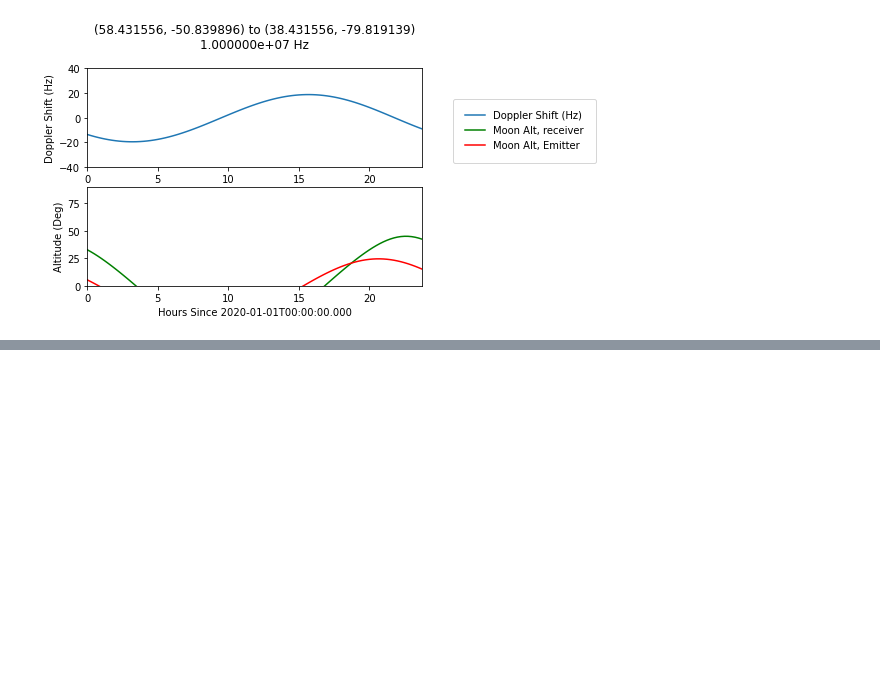
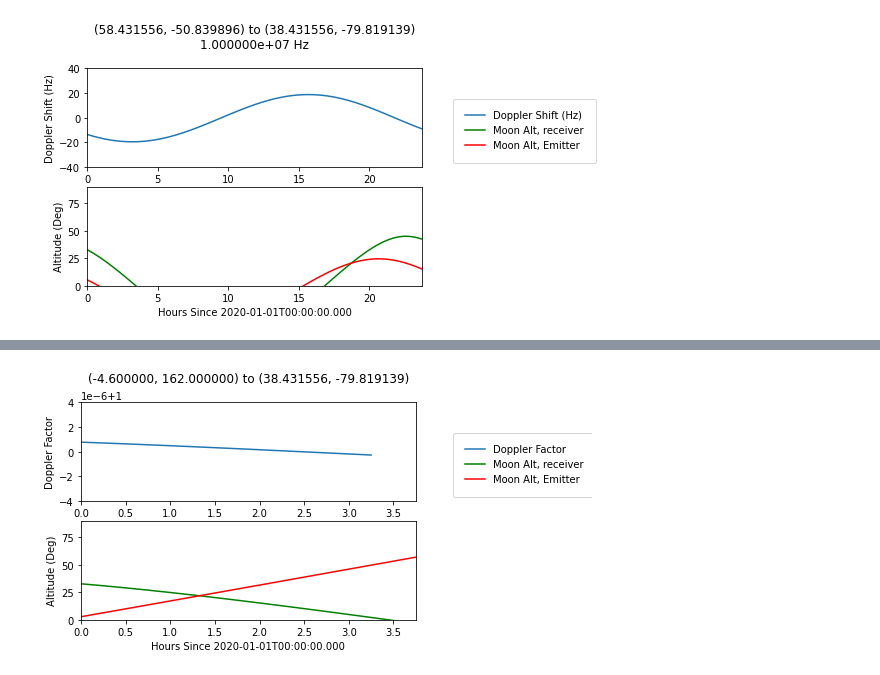
Before and after one commit to BlueCakeWithCows/kohls-seti, a Jupyter notebook: demo.ipynb, the cells around one changed output, grey strips where cells are left out. Cells and saved outputs as stored; diff of their text form; code cells hidden in the pictures; blank space fills up the shorter version.

```diff
--- a/demo.ipynb
+++ b/demo.ipynb
@@ -75 +71,8 @@ NameError: name 'doppler_system2' is not defined
+# %%
+doppler_system3 = DopplerSystemEME([EarthLocation.from_geodetic(lat='-4.600000', lon= '162.000000')], reciever, start_time, timestep, timespan)
+doppler_system3.update()
+observation = doppler_system3.get_dopplers()[0]
+doppler_system3.get_plot(0)
+# %% [output]
+[figure, added]
 # %%
```
Also changed, not shown: parts of 6 cells of this notebook, 1 other file.
